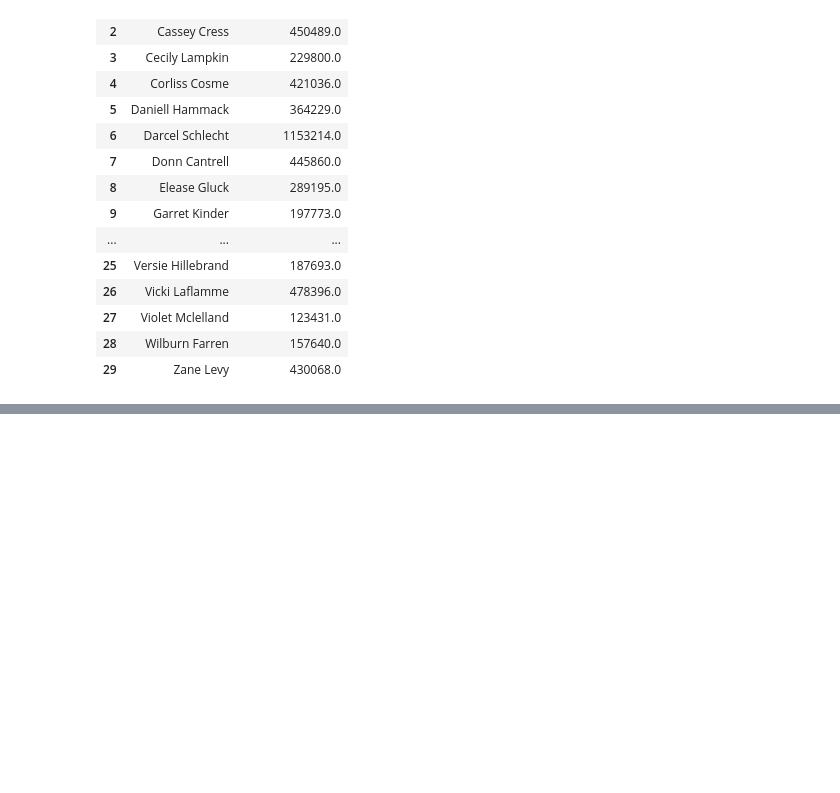
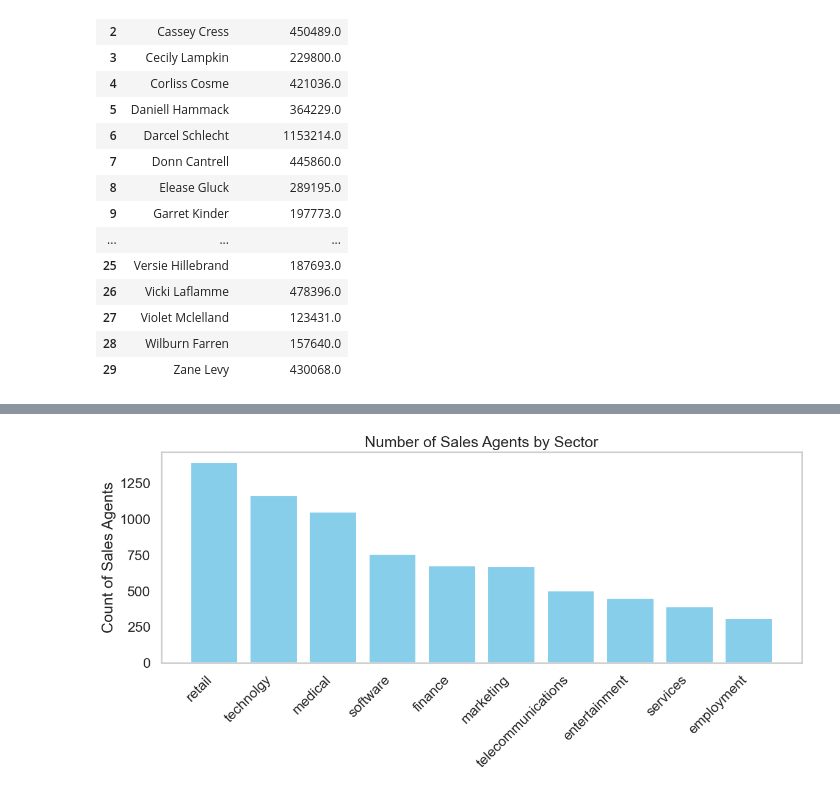
Before and after one commit to abdullah-elhelw0/CRM-Sales-Notebook, a Jupyter notebook: Analysis.ipynb, the cells around one changed output, grey strips where cells are left out. Cells and saved outputs as stored; diff of their text form; code cells hidden in the pictures; blank space fills up the shorter version.

```diff
--- a/Analysis.ipynb
+++ b/Analysis.ipynb
@@ -228,0 +290,8 @@ plt.show()
+# %%
+sector_merge = acc.merge(sp, on='account')
+
+sector_counts = sector_merge.groupby('sector')['sales_agent'].count().reset_index()
+
+sector_counts.columns = ['sector', 'sales_agent_count']
+
+sector_counts
@@ -228,0 +310,14 @@ plt.show()
+# %%
+sector_counts_sorted = sector_counts.sort_values('sales_agent_count', ascending=False)
+plt.figure(figsize=(12, 6))
+bars = plt.bar(sector_counts_sorted['sector'], sector_counts_sorted['sales_agent_count'], color='skyblue')
+
+plt.title('Number of Sales Agents by Sector')
+plt.ylabel('Count of Sales Agents')
+plt.xticks(rotation=45, ha='right')
+plt.grid(False)
+
+plt.tight_layout()
+plt.show()
+# %% [output]
+[figure, added]
```
Also changed, not shown: parts of 6 cells of this notebook.
